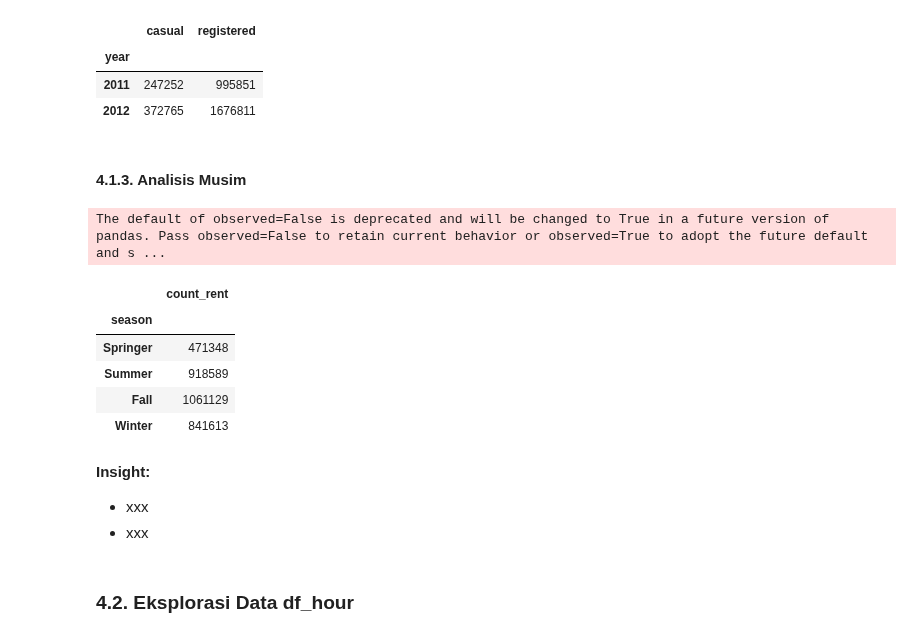
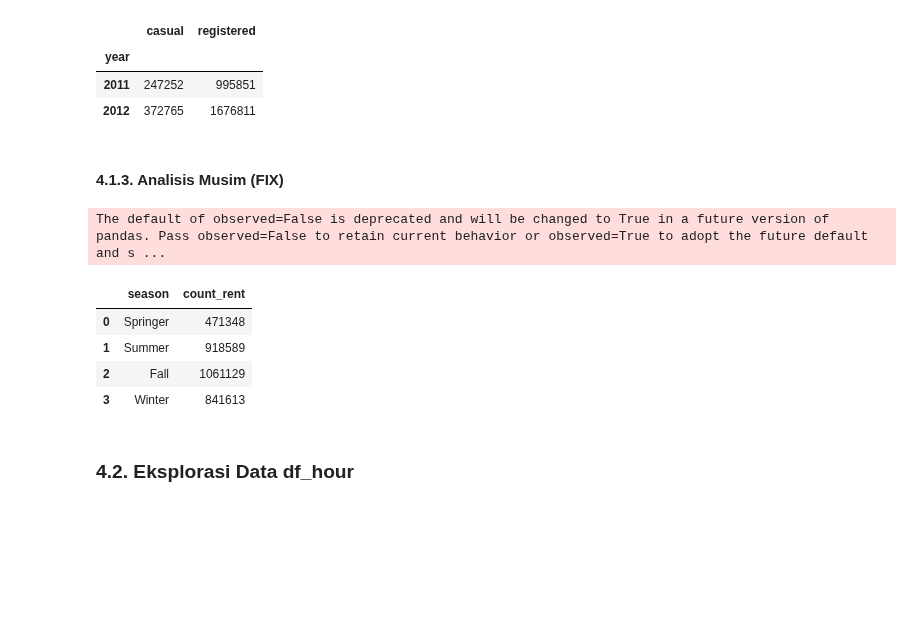
Before and after one commit to alouvre/BADDP_DicodingSubmission_ProyekAnalisisData, a Jupyter notebook: notebook.ipynb, the cells around one changed output. Drawn from its saved outputs; the diff is of its cells as text; code cells hidden in the pictures; blank space fills up the shorter version.

```diff
--- a/notebook.ipynb
+++ b/notebook.ipynb
@@ -504,22 +504,19 @@ The default of observed=False is deprecated and will be changed to True in a fut
 | 2011 | 247252 | 995851 |
 | 2012 | 372765 | 1676811 |
 # %% [markdown]
-#### 4.1.3. Analisis Musim
+#### 4.1.3. Analisis Musim (FIX)
 # %%
-# melihat jumlah penyewa sepeda berdasarkan musim
-df_day.groupby(by='season')[['count_rent']].sum()
+seasonly_users_df = df_day.groupby("season").agg({
+    "count_rent": "sum"
+}).reset_index()
+seasonly_users_df
 # %% [output]
 The default of observed=False is deprecated and will be changed to True in a future version of pandas. Pass observed=False to retain current behavior or observed=True to adopt the future default and s ...
-|  | count_rent |
-| season |  |
-| Springer | 471348 |
-| Summer | 918589 |
-| Fall | 1061129 |
-| Winter | 841613 |
+|  | season | count_rent |
+| 0 | Springer | 471348 |
+| 1 | Summer | 918589 |
+| 2 | Fall | 1061129 |
+| 3 | Winter | 841613 |
-# %% [markdown]
-**Insight:**
-- xxx
-- xxx
 # %% [markdown]
 ### 4.2. Eksplorasi Data df_hour
 # %% [markdown]
```
Also changed, not shown: parts of 18 cells of this notebook, 1 other file.
